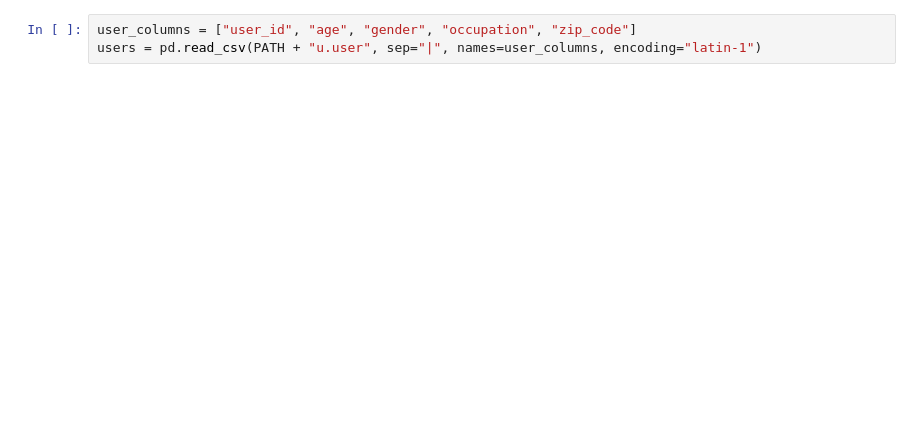
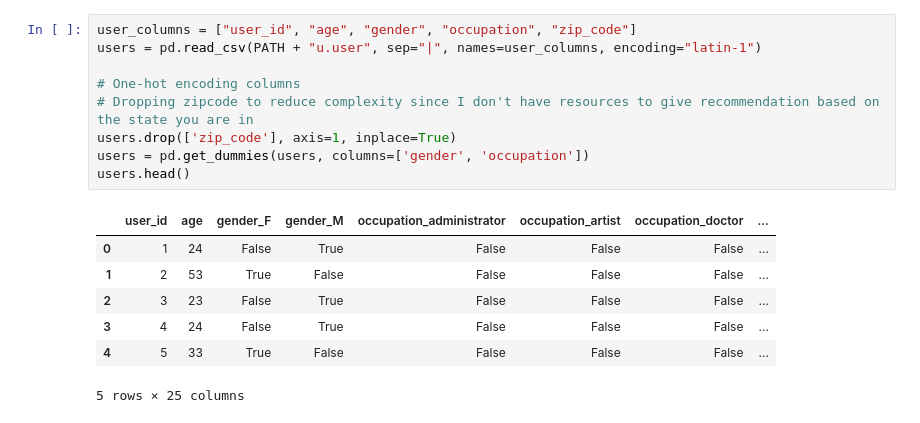
Before and after one commit to rootint/movie-recommender, a Jupyter notebook: notebooks/1.0-initial-data-exploration.ipynb, the cells around one changed output. Drawn from its saved outputs; the diff is of its cells as text; blank space fills up the shorter version.

```diff
--- a/notebooks/1.0-initial-data-exploration.ipynb
+++ b/notebooks/1.0-initial-data-exploration.ipynb
@@ -38,3 +107,17 @@ movies = pd.read_csv(PATH + "u.item", sep="|", names=movie_columns, encoding="la
 # %%
 user_columns = ["user_id", "age", "gender", "occupation", "zip_code"]
 users = pd.read_csv(PATH + "u.user", sep="|", names=user_columns, encoding="latin-1")
+
+# One-hot encoding columns
+# Dropping zipcode to reduce complexity since I don't have resources to give recommendation based on the state you are in
+users.drop(['zip_code'], axis=1, inplace=True)
+users = pd.get_dummies(users, columns=['gender', 'occupation'])
+users.head()
+# %% [output]
+|  | user_id | age | gender_F | gender_M | occupation_administrator | occupation_artist | occupation_doctor | ... |
+| 0 | 1 | 24 | False | True | False | False | False | ... |
+| 1 | 2 | 53 | True | False | False | False | False | ... |
+| 2 | 3 | 23 | False | True | False | False | False | ... |
+| 3 | 4 | 24 | False | True | False | False | False | ... |
+| 4 | 5 | 33 | True | False | False | False | False | ... |
+5 rows × 25 columns
```
Also changed, not shown: parts of 23 cells of this notebook, 12 other files.
